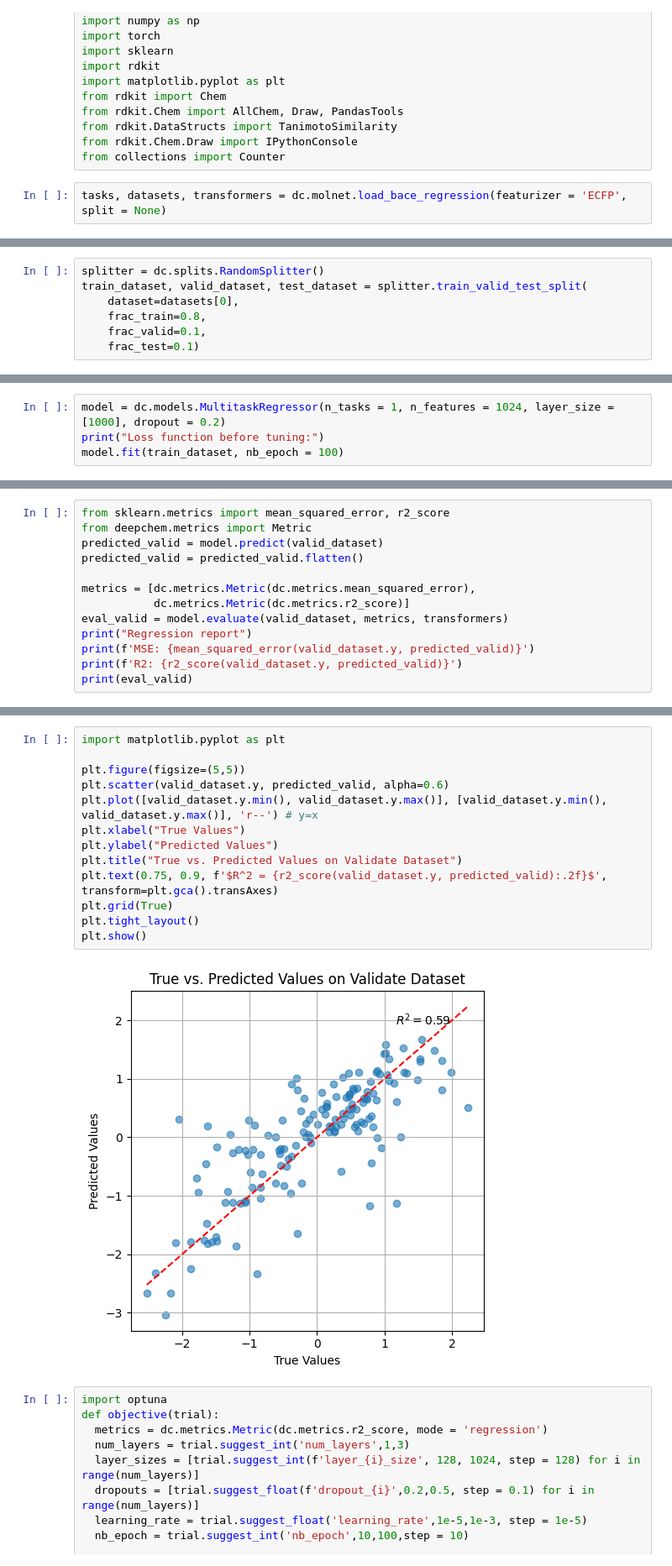
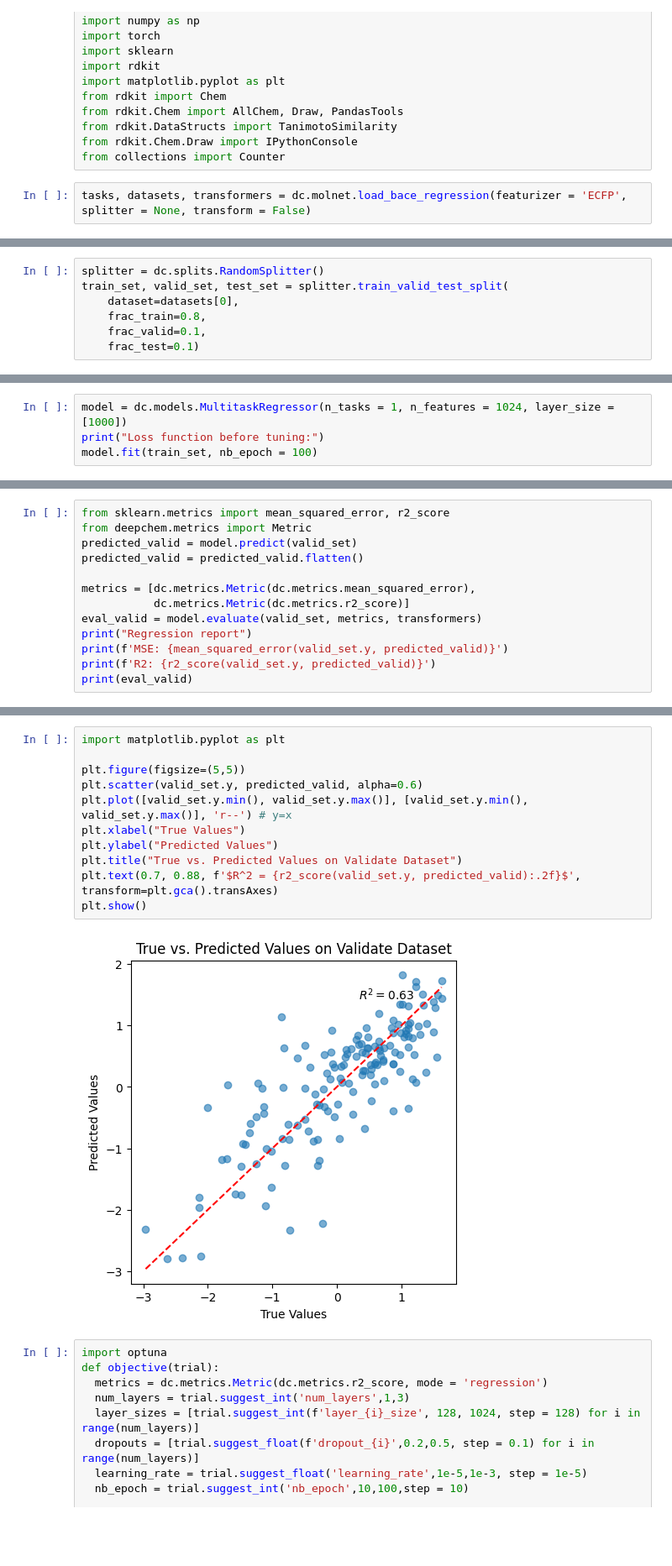
Before and after one commit to ivykhanhvy/BACE-MoleculeNet, a Jupyter notebook: BACE_Regression.ipynb, the cells around one changed output, grey strips where cells are left out. Shown: that part at 84% size. Drawn from its saved outputs; the diff is of its cells as text; blank space fills up the shorter version.

```diff
--- a/BACE_Regression.ipynb
+++ b/BACE_Regression.ipynb
@@ -19,7 +19,7 @@ from rdkit.DataStructs import TanimotoSimilarity
 from rdkit.Chem.Draw import IPythonConsole
 from collections import Counter
 # %%
-tasks, datasets, transformers = dc.molnet.load_bace_regression(featurizer = 'ECFP', split = None)
+tasks, datasets, transformers = dc.molnet.load_bace_regression(featurizer = 'ECFP', splitter = None, transform = False)
 # %%
 df = datasets[0].to_dataframe()
 print("BACE Regression Dataset")
@@ -43,7 +43,7 @@ Amount of pIC > 0: Counter({True: 838, False: 675})
 5 rows × 1027 columns
 # %%
 splitter = dc.splits.RandomSplitter()
-train_dataset, valid_dataset, test_dataset = splitter.train_valid_test_split(
+train_set, valid_set, test_set = splitter.train_valid_test_split(
     dataset=datasets[0],
     frac_train=0.8,
     frac_valid=0.1,
@@ -73,6 +136,6 @@ print(train_dataset.ids)
 # %%
-model = dc.models.MultitaskRegressor(n_tasks = 1, n_features = 1024, layer_size = [1000], dropout = 0.2)
+model = dc.models.MultitaskRegressor(n_tasks = 1, n_features = 1024, layer_size = [1000])
 print("Loss function before tuning:")
-model.fit(train_dataset, nb_epoch = 100)
+model.fit(train_set, nb_epoch = 100)
 # %% [output]
 Loss function before tuning:
@@ -80,15 +143,15 @@ Loss function before tuning:
 # %%
 from sklearn.metrics import mean_squared_error, r2_score
 from deepchem.metrics import Metric
-predicted_valid = model.predict(valid_dataset)
+predicted_valid = model.predict(valid_set)
 predicted_valid = predicted_valid.flatten()
 
 metrics = [dc.metrics.Metric(dc.metrics.mean_squared_error),
            dc.metrics.Metric(dc.metrics.r2_score)]
-eval_valid = model.evaluate(valid_dataset, metrics, transformers)
+eval_valid = model.evaluate(valid_set, metrics, transformers)
 print("Regression report")
-print(f'MSE: {mean_squared_error(valid_dataset.y, predicted_valid)}')
-print(f'R2: {r2_score(valid_dataset.y, predicted_valid)}')
+print(f'MSE: {mean_squared_error(valid_set.y, predicted_valid)}')
+print(f'R2: {r2_score(valid_set.y, predicted_valid)}')
 print(eval_valid)
 # %% [output]
 Regression report
@@ -98,18 +161,16 @@ R2: 0.5912439643926071
 # %%
 import matplotlib.pyplot as plt
 
 plt.figure(figsize=(5,5))
-plt.scatter(valid_dataset.y, predicted_valid, alpha=0.6)
-plt.plot([valid_dataset.y.min(), valid_dataset.y.max()], [valid_dataset.y.min(), valid_dataset.y.max()], 'r--') # y=x
+plt.scatter(valid_set.y, predicted_valid, alpha=0.6)
+plt.plot([valid_set.y.min(), valid_set.y.max()], [valid_set.y.min(), valid_set.y.max()], 'r--') # y=x
 plt.xlabel("True Values")
 plt.ylabel("Predicted Values")
 plt.title("True vs. Predicted Values on Validate Dataset")
-plt.text(0.75, 0.9, f'$R^2 = {r2_score(valid_dataset.y, predicted_valid):.2f}$', transform=plt.gca().transAxes)
-plt.grid(True)
-plt.tight_layout()
+plt.text(0.7, 0.88, f'$R^2 = {r2_score(valid_set.y, predicted_valid):.2f}$', transform=plt.gca().transAxes)
 plt.show()
 # %% [output]
-[figure, old version]
+[figure, new version]
 # %%
 import optuna
 def objective(trial):
```
Also changed, not shown: parts of 16 cells of this notebook.
